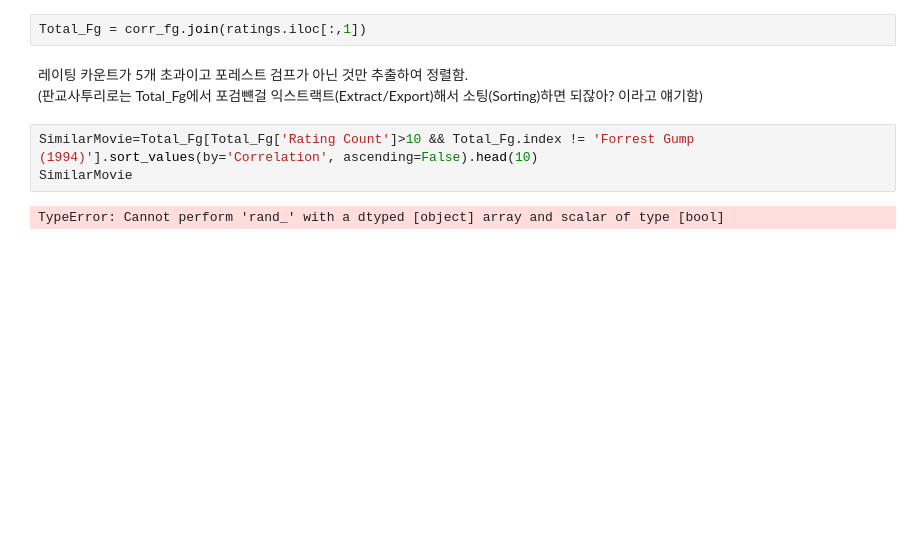
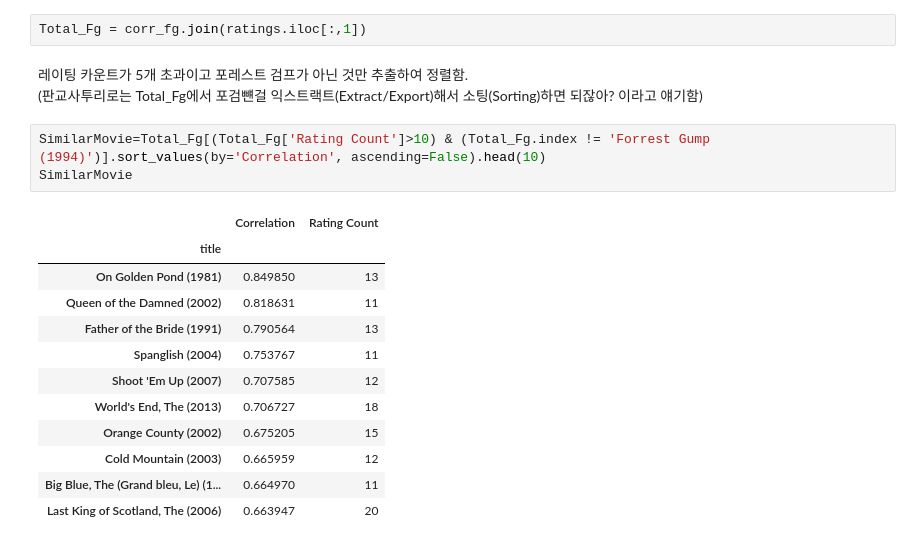
Before and after one commit to SuperOdins/MachineLearningPractice, a Jupyter notebook: RecommendationSystem/00.Recommendation_Pearson.ipynb, the cells around one changed output. Drawn from its saved outputs; the diff is of its cells as text; blank space fills up the shorter version.

```diff
--- a/RecommendationSystem/00.Recommendation_Pearson.ipynb
+++ b/RecommendationSystem/00.Recommendation_Pearson.ipynb
@@ -251,10 +251,21 @@ Total_Fg = corr_fg.join(ratings.iloc[:,1])
 <br>
 (판교사투리로는 Total_Fg에서 포검뺸걸 익스트랙트(Extract/Export)해서 소팅(Sorting)하면 되잖아? 이라고 얘기함)
 # %%
-SimilarMovie=Total_Fg[Total_Fg['Rating Count']>10 && Total_Fg.index != 'Forrest Gump (1994)'].sort_values(by='Correlation', ascending=False).head(10)
+SimilarMovie=Total_Fg[(Total_Fg['Rating Count']>10) & (Total_Fg.index != 'Forrest Gump (1994)')].sort_values(by='Correlation', ascending=False).head(10)
 SimilarMovie
 # %% [output]
-TypeError: Cannot perform 'rand_' with a dtyped [object] array and scalar of type [bool]
+|  | Correlation | Rating Count |
+| title |  |  |
+| On Golden Pond (1981) | 0.849850 | 13 |
+| Queen of the Damned (2002) | 0.818631 | 11 |
+| Father of the Bride (1991) | 0.790564 | 13 |
+| Spanglish (2004) | 0.753767 | 11 |
+| Shoot 'Em Up (2007) | 0.707585 | 12 |
+| World's End, The (2013) | 0.706727 | 18 |
+| Orange County (2002) | 0.675205 | 15 |
+| Cold Mountain (2003) | 0.665959 | 12 |
+| Big Blue, The (Grand bleu, Le) (1... | 0.664970 | 11 |
+| Last King of Scotland, The (2006) | 0.663947 | 20 |
 # %%
 SimilarMovie['Title'] = SimilarMovie.index
 SimilarMovie['index'] = list(range(len(SimilarMovie.index)))
```
Also changed, not shown: parts of 4 cells of this notebook.
